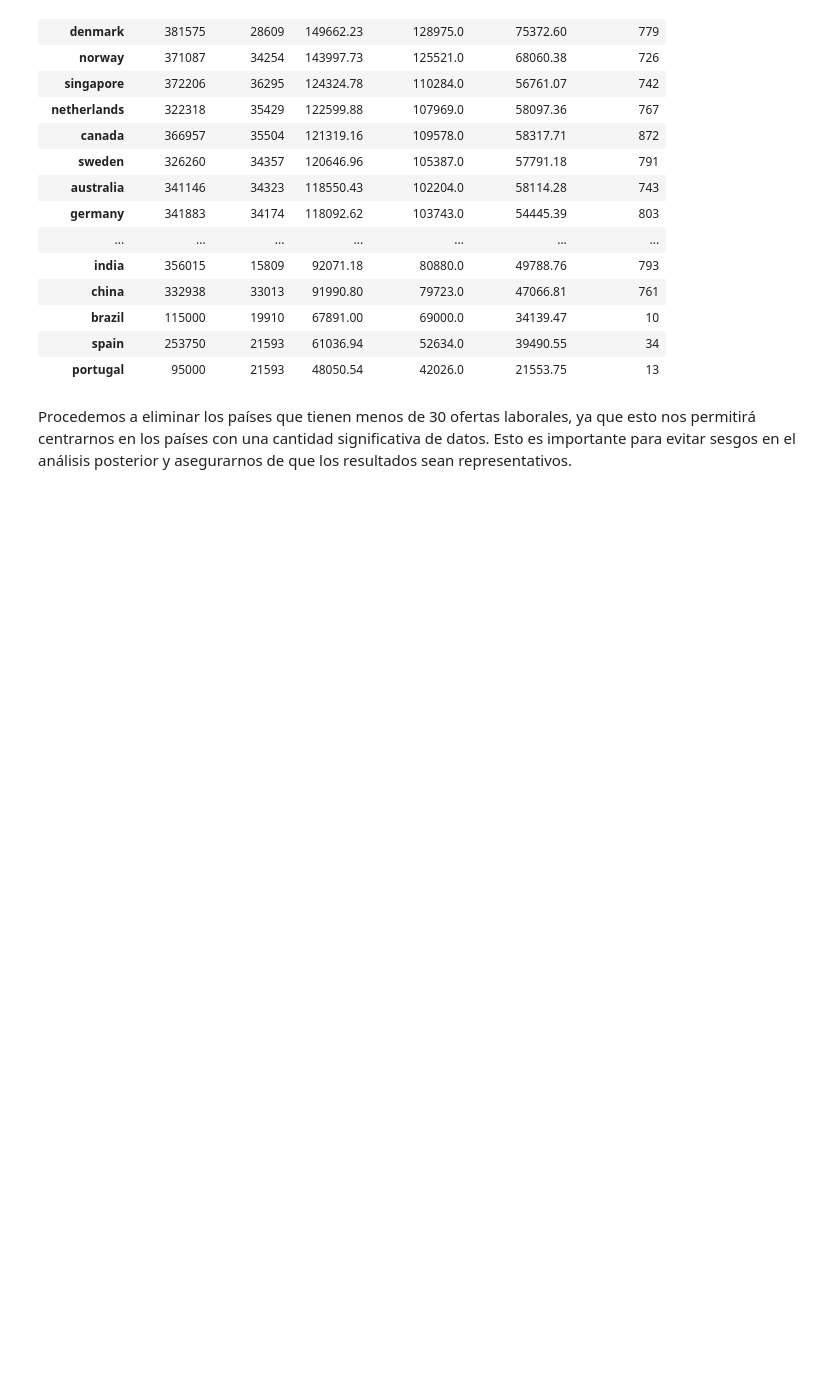
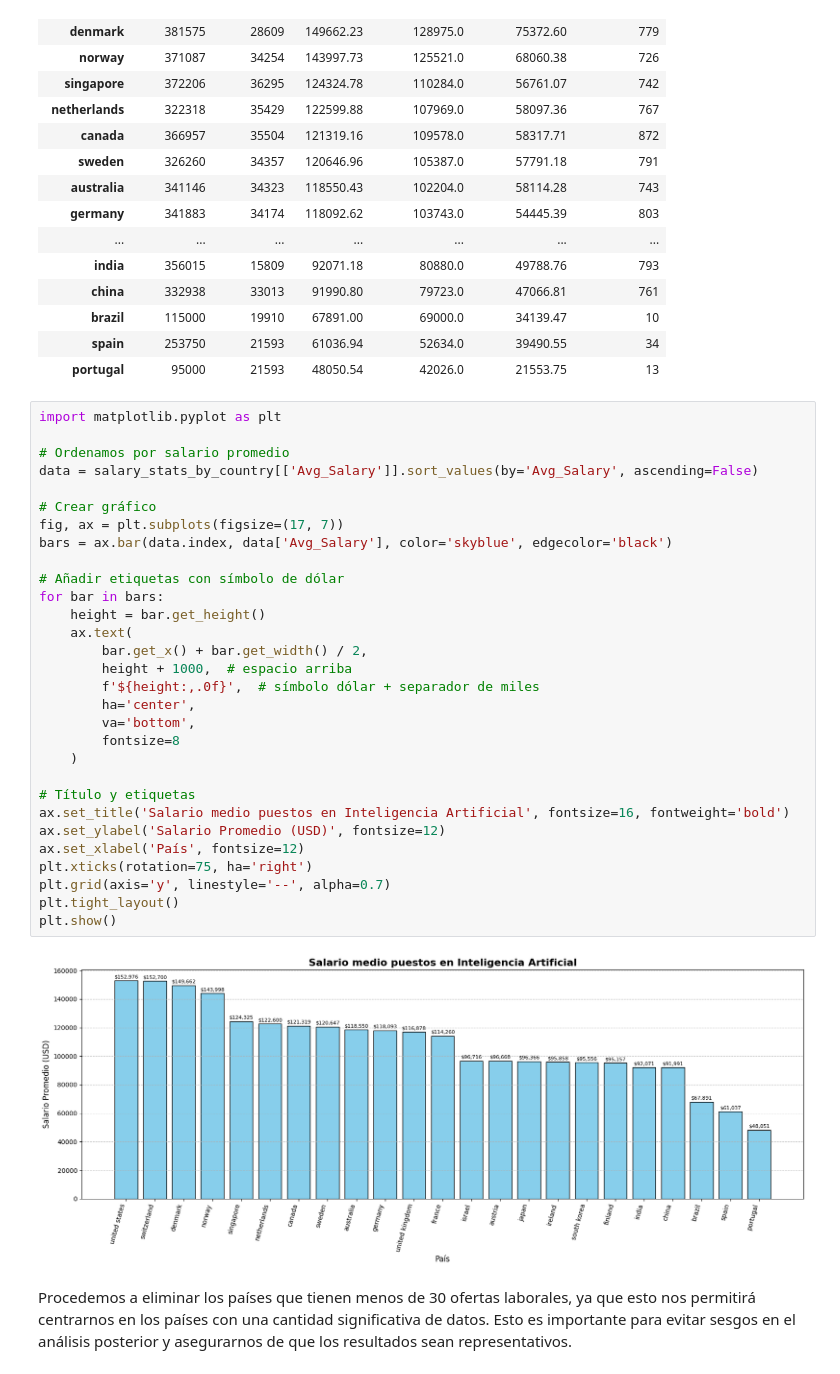
Before and after one commit to MichaeLaudrup/Python_for_AI_VIU, a Jupyter notebook: dataset_project/01_MIAR_ACT_Dataset_Michael_Laudrup_luis_glez.ipynb, the cells around one changed output. Drawn from its saved outputs; the diff is of its cells as text; blank space fills up the shorter version.

Commit message:
first graph

```diff
--- a/dataset_project/01_MIAR_ACT_Dataset_Michael_Laudrup_luis_glez.ipynb
+++ b/dataset_project/01_MIAR_ACT_Dataset_Michael_Laudrup_luis_glez.ipynb
@@ -400,6 +400,38 @@ display(salary_stats_by_country)
 | brazil | 115000 | 19910 | 67891.00 | 69000.0 | 34139.47 | 10 |
 | spain | 253750 | 21593 | 61036.94 | 52634.0 | 39490.55 | 34 |
 | portugal | 95000 | 21593 | 48050.54 | 42026.0 | 21553.75 | 13 |
+# %%
+import matplotlib.pyplot as plt
+
+# Ordenamos por salario promedio
+data = salary_stats_by_country[['Avg_Salary']].sort_values(by='Avg_Salary', ascending=False)
+
+# Crear gráfico
+fig, ax = plt.subplots(figsize=(17, 7))
+bars = ax.bar(data.index, data['Avg_Salary'], color='skyblue', edgecolor='black')
+
+# Añadir etiquetas con símbolo de dólar
+for bar in bars:
+    height = bar.get_height()
+    ax.text(
+        bar.get_x() + bar.get_width() / 2,
+        height + 1000,  # espacio arriba
+        f'${height:,.0f}',  # símbolo dólar + separador de miles
+        ha='center',
+        va='bottom',
+        fontsize=8
+    )
+
+# Título y etiquetas
+ax.set_title('Salario medio puestos en Inteligencia Artificial', fontsize=16, fontweight='bold')
+ax.set_ylabel('Salario Promedio (USD)', fontsize=12)
+ax.set_xlabel('País', fontsize=12)
+plt.xticks(rotation=75, ha='right')
+plt.grid(axis='y', linestyle='--', alpha=0.7)
+plt.tight_layout()
+plt.show()
+# %% [output]
+[figure, added]
 # %% [markdown]
 Procedemos a eliminar los países que tienen menos de 30 ofertas laborales, ya que esto nos permitirá centrarnos en los países con una cantidad significativa de datos. Esto es importante para evitar sesgos en el análisis posterior y asegurarnos de que los resultados sean representativos.
 # %% [markdown]
```
Also changed, not shown: parts of 5 cells of this notebook.
